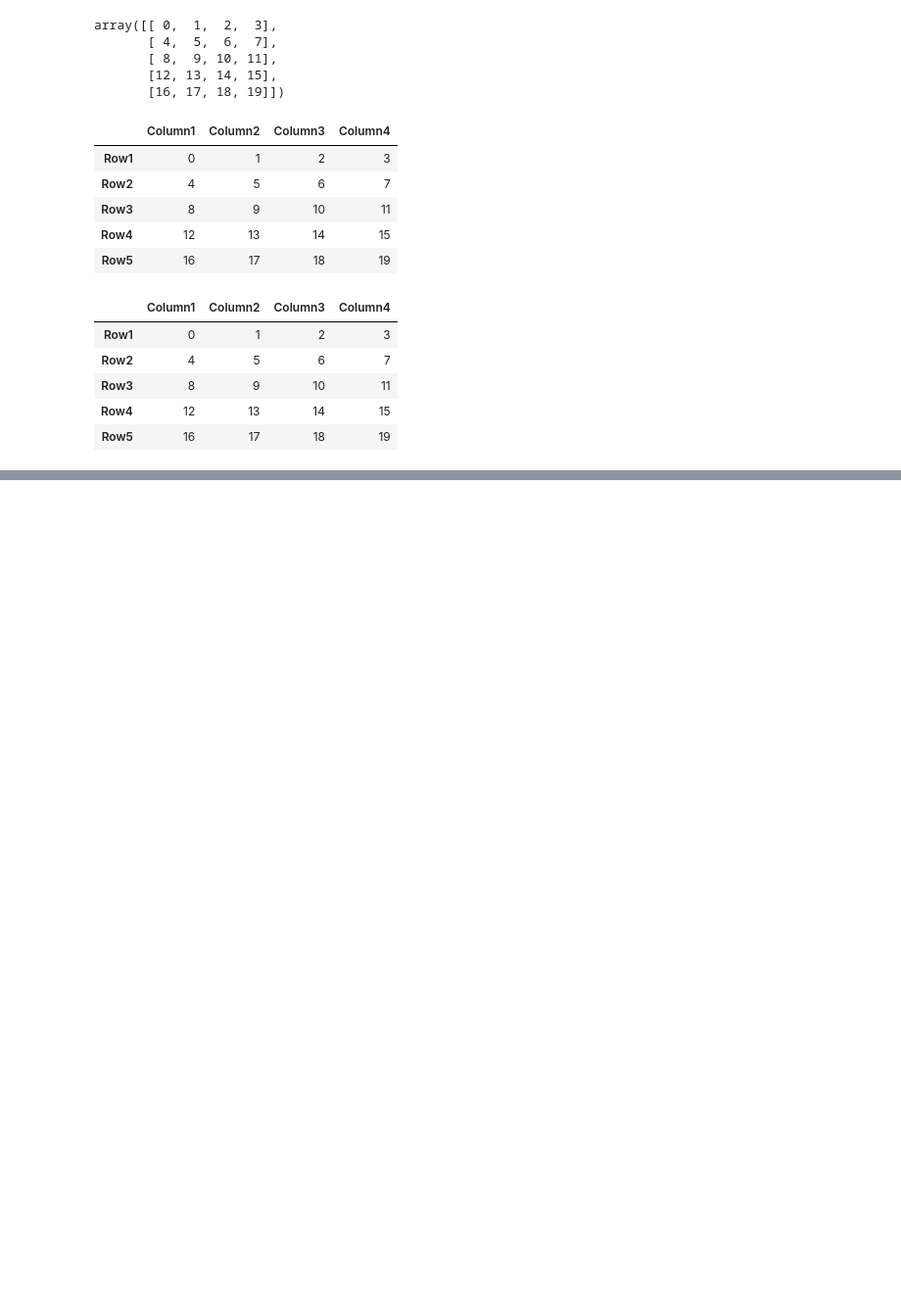
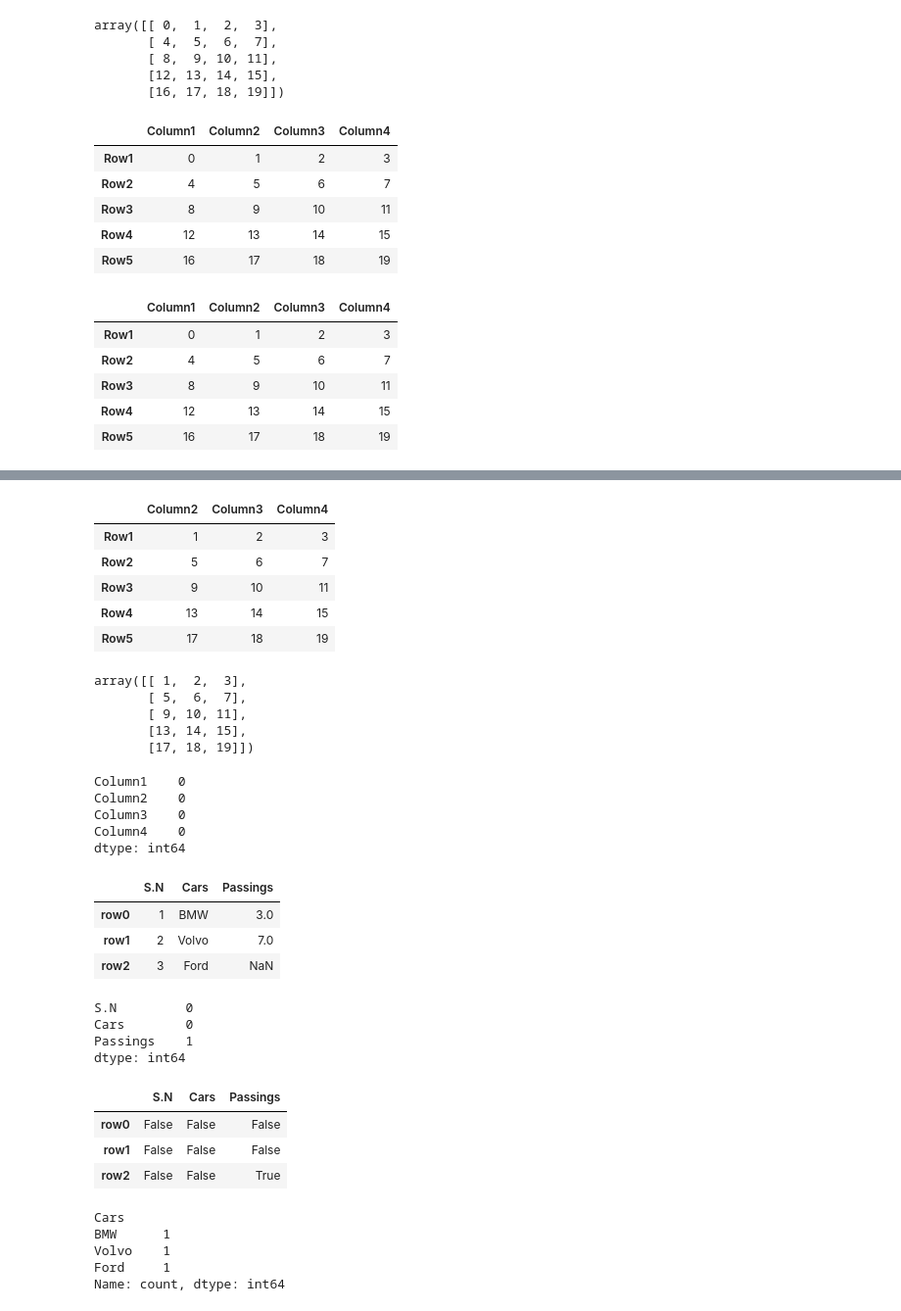
Before and after one commit to Ayutmg01/python-tutorials-, a Jupyter notebook: python tutorials.ipynb, the cells around one changed output, grey strips where cells are left out. Shown at 98% size. Saved outputs shown, nothing was run; the diff lists cells and outputs as text; code cells hidden in the pictures; blank space fills up the shorter version.

```diff
--- a/python tutorials.ipynb
+++ b/python tutorials.ipynb
@@ -1488,0 +1600,27 @@ df.tail()
+# %%
+df.iloc[:,1:]
+# %% [output]
+|  | Column2 | Column3 | Column4 |
+| Row1 | 1 | 2 | 3 |
+| Row2 | 5 | 6 | 7 |
+| Row3 | 9 | 10 | 11 |
+| Row4 | 13 | 14 | 15 |
+| Row5 | 17 | 18 | 19 |
+# %%
+#convert dataframe into arrays
+df.iloc[:,1:].values
+# %% [output]
+array([[ 1,  2,  3],
+       [ 5,  6,  7],
+       [ 9, 10, 11],
+       [13, 14, 15],
+       [17, 18, 19]])
+# %%
+#Basic operations
+df.isnull().sum()
+# %% [output]
+Column1    0
+Column2    0
+Column3    0
+Column4    0
+dtype: int64
@@ -1488,0 +1630,29 @@ df.tail()
+# %%
+cf.head()
+# %% [output]
+|  | S.N | Cars | Passings |
+| row0 | 1 | BMW | 3.0 |
+| row1 | 2 | Volvo | 7.0 |
+| row2 | 3 | Ford | NaN |
+# %%
+cf.isnull().sum()
+# %% [output]
+S.N         0
+Cars        0
+Passings    1
+dtype: int64
+# %%
+cf.isnull()
+# %% [output]
+|  | S.N | Cars | Passings |
+| row0 | False | False | False |
+| row1 | False | False | False |
+| row2 | False | False | True |
+# %%
+cf['Cars'].value_counts()
+# %% [output]
+Cars
+BMW      1
+Volvo    1
+Ford     1
+Name: count, dtype: int64
```
Also changed, not shown: parts of 20 cells of this notebook, 4 other files.
